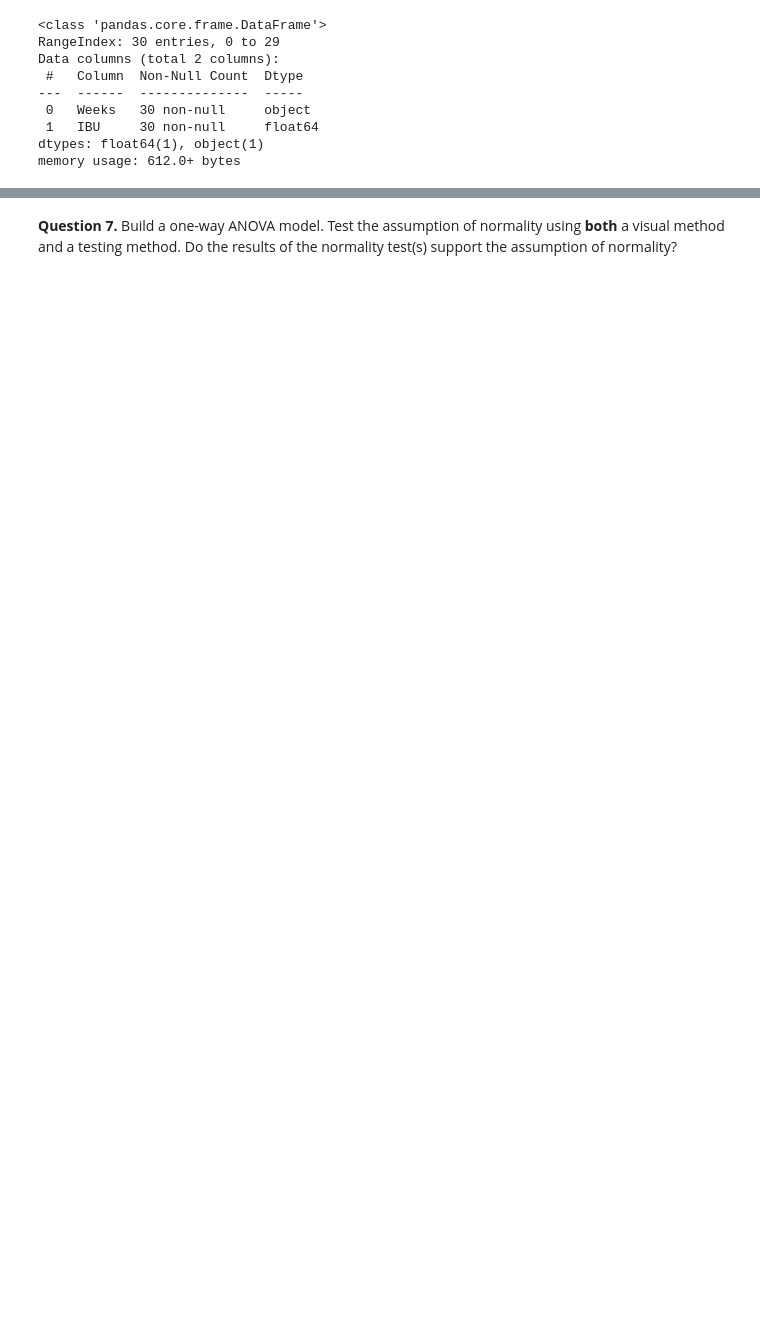
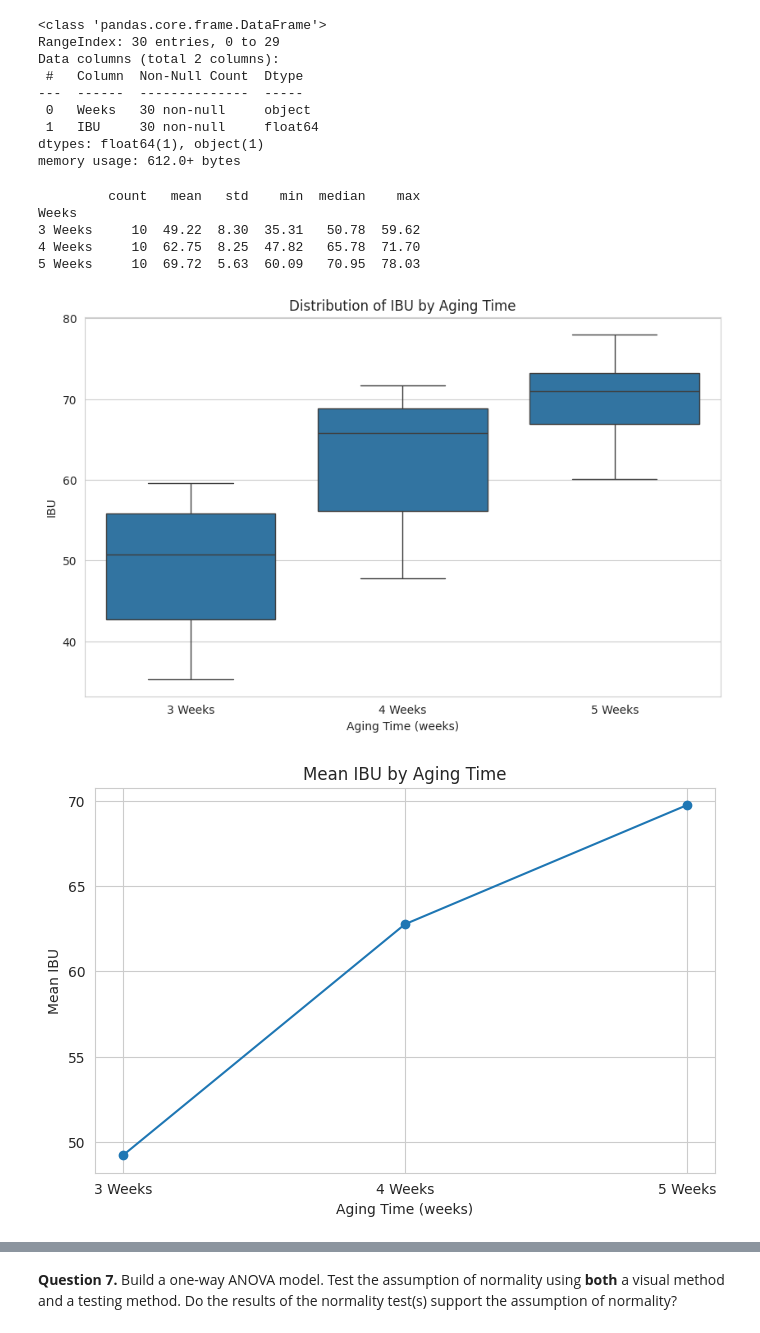
Before and after one commit to ashleya30/STAT-7220-Applied-Experimental-Design, a Jupyter notebook: Assignments/HW1/HW-1.ipynb, the cells around one changed output, grey strips where cells are left out. Cells and saved outputs as stored; diff of their text form; code cells hidden in the pictures; blank space fills up the shorter version.

```diff
--- a/Assignments/HW1/HW-1.ipynb
+++ b/Assignments/HW1/HW-1.ipynb
@@ -104,3 +104,38 @@ Data columns (total 2 columns):
  1   IBU     30 non-null     float64
 dtypes: float64(1), object(1)
 memory usage: 612.0+ bytes
+# %%
+import matplotlib.pyplot as plt
+import seaborn as sns
+
+# Summary statistics
+summary = ipa.groupby('Weeks')['IBU'].agg(['count', 'mean', 'std', 'min', 'median', 'max']).round(2)
+print(summary)
+
+sns.set_style("whitegrid")
+
+# Boxplot of IBU by aging time
+plt.figure(figsize=(10, 6))
+sns.boxplot(data=ipa, x='Weeks', y='IBU')
+plt.title("Distribution of IBU by Aging Time")
+plt.xlabel("Aging Time (weeks)")
+plt.ylabel("IBU")
+plt.show()
+
+# Mean IBU by aging time
+means = ipa.groupby('Weeks')['IBU'].mean()
+
+plt.figure(figsize=(8, 5))
+plt.plot(means.index, means.values, marker='o')
+plt.title("Mean IBU by Aging Time")
+plt.xlabel("Aging Time (weeks)")
+plt.ylabel("Mean IBU")
+plt.show()
+# %% [output]
+         count   mean   std    min  median    max
+Weeks
+3 Weeks     10  49.22  8.30  35.31   50.78  59.62
+4 Weeks     10  62.75  8.25  47.82   65.78  71.70
+5 Weeks     10  69.72  5.63  60.09   70.95  78.03
+[figure, added]
+[figure, added]
```
Also changed, not shown: parts of 15 cells of this notebook.
